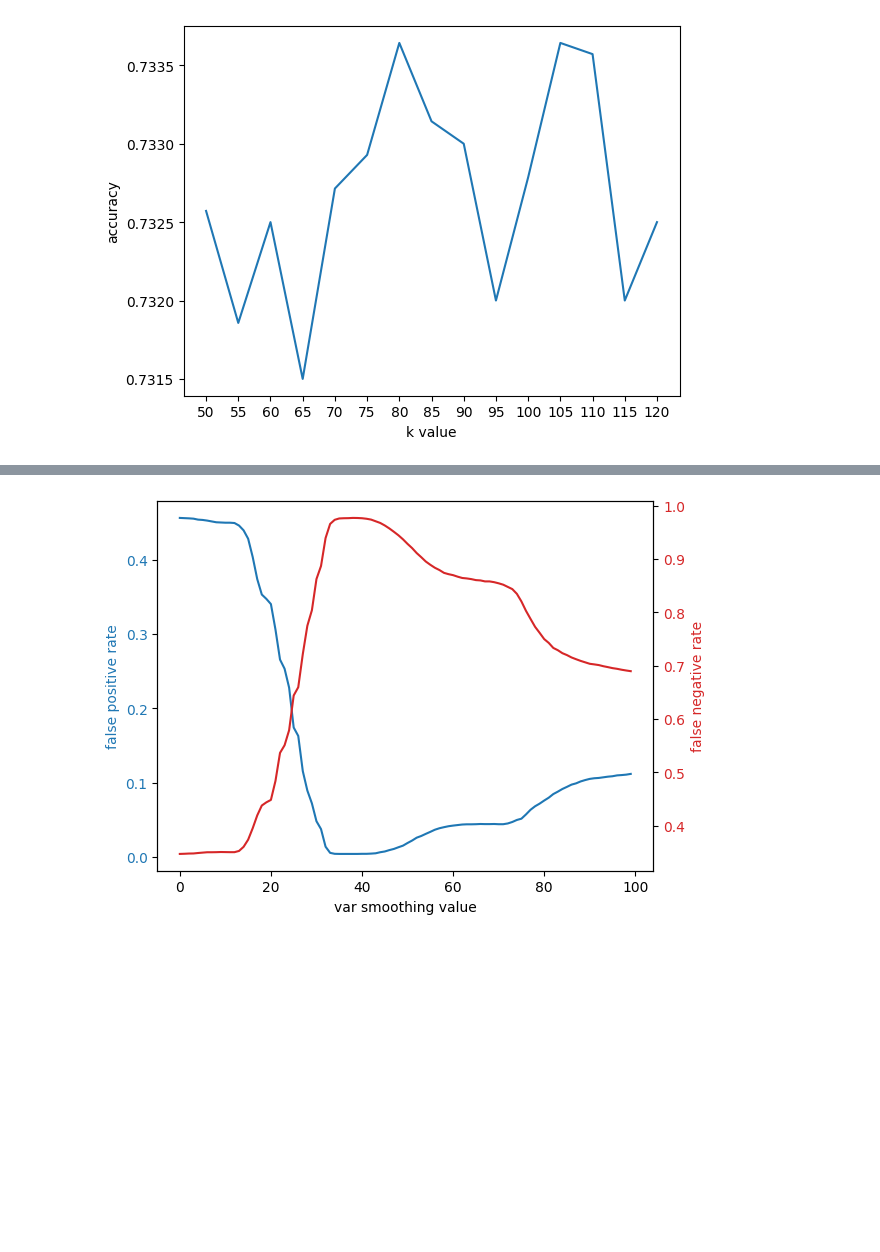
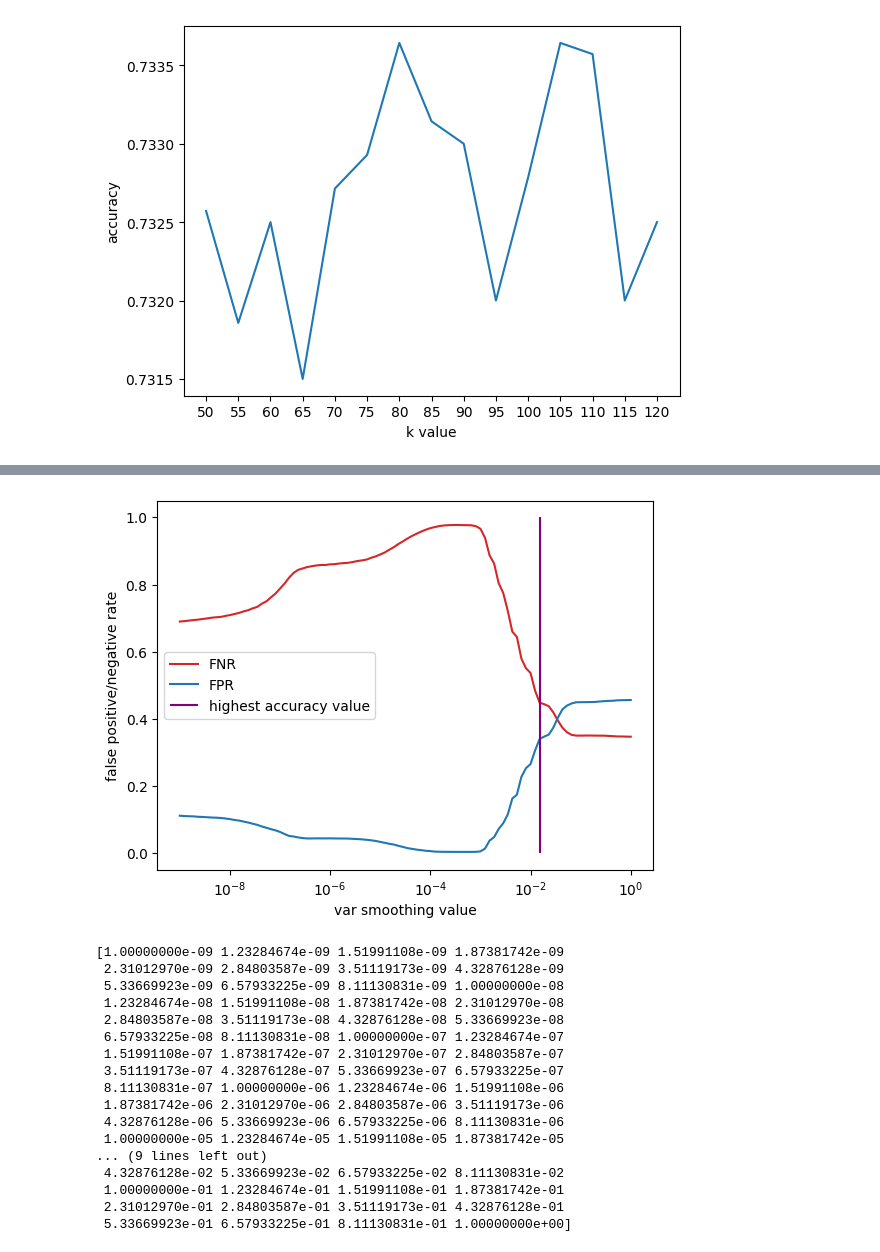
Before and after one commit to MengyangHe1/heart_disease_prediction, a Jupyter notebook: milo_heart_disease_prediction.ipynb, the cells around one changed output, grey strips where cells are left out. Saved outputs shown, nothing was run; the diff lists cells and outputs as text; code cells hidden in the pictures; blank space fills up the shorter version.

```diff
--- a/milo_heart_disease_prediction.ipynb
+++ b/milo_heart_disease_prediction.ipynb
@@ -394,22 +485,36 @@ plt.show()
-# %%
-# Naive Bayes false positive/negative plot
-
-fig, ax1 = plt.subplots()
-
-color = 'tab:blue'
-ax1.set_ylabel('false positive rate', color=color)
-ax1.set_xlabel('var smoothing value')
-ax1.plot(nb_false_pos, label='FPR', color=color)
-ax1.tick_params(axis='y', labelcolor=color)
-
-ax2 = ax1.twinx()
-
-color = 'tab:red'
-ax2.set_ylabel('false negative rate', color=color)
-ax2.plot(nb_false_neg, label='FNR', color=color)
-ax2.tick_params(axis='y', labelcolor=color)
-
-plt.xticks(range(len(var_smoothing_vals)), var_smoothing_vals)
-plt.show()
-# %% [output]
-[figure, removed]
+# %%
+# Naive Bayes false positive/negative plot
+
+# ax = plt.axes(xscale='log')
+fig, ax = plt.subplots(1, 1)
+
+ax.set_xscale('log')
+ax.set_xlabel('var smoothing value')
+ax.set_ylabel('false positive/negative rate')
+
+ax.plot(var_smoothing_vals, nb_false_neg, label='FNR', color='tab:red')
+ax.plot(var_smoothing_vals, nb_false_pos, label='FPR', color='tab:blue')
+
+ax.vlines(x = var_smoothing_vals[bestVarSmoothing], ymin=0, ymax=1, colors='purple', label='highest accuracy value')
+
+ax.legend()
+plt.show()
+# %% [output]
+[figure, added]
+[1.00000000e-09 1.23284674e-09 1.51991108e-09 1.87381742e-09
+ 2.31012970e-09 2.84803587e-09 3.51119173e-09 4.32876128e-09
+ 5.33669923e-09 6.57933225e-09 8.11130831e-09 1.00000000e-08
+ 1.23284674e-08 1.51991108e-08 1.87381742e-08 2.31012970e-08
+ 2.84803587e-08 3.51119173e-08 4.32876128e-08 5.33669923e-08
+ 6.57933225e-08 8.11130831e-08 1.00000000e-07 1.23284674e-07
+ 1.51991108e-07 1.87381742e-07 2.31012970e-07 2.84803587e-07
+ 3.51119173e-07 4.32876128e-07 5.33669923e-07 6.57933225e-07
+ 8.11130831e-07 1.00000000e-06 1.23284674e-06 1.51991108e-06
+ 1.87381742e-06 2.31012970e-06 2.84803587e-06 3.51119173e-06
+ 4.32876128e-06 5.33669923e-06 6.57933225e-06 8.11130831e-06
+ 1.00000000e-05 1.23284674e-05 1.51991108e-05 1.87381742e-05
+... (9 lines left out)
+ 4.32876128e-02 5.33669923e-02 6.57933225e-02 8.11130831e-02
+ 1.00000000e-01 1.23284674e-01 1.51991108e-01 1.87381742e-01
+ 2.31012970e-01 2.84803587e-01 3.51119173e-01 4.32876128e-01
+ 5.33669923e-01 6.57933225e-01 8.11130831e-01 1.00000000e+00]
```
Also changed, not shown: parts of 10 cells of this notebook.
